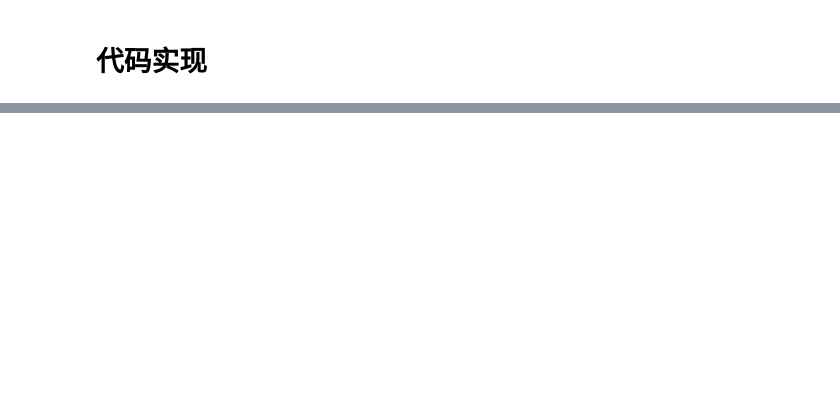
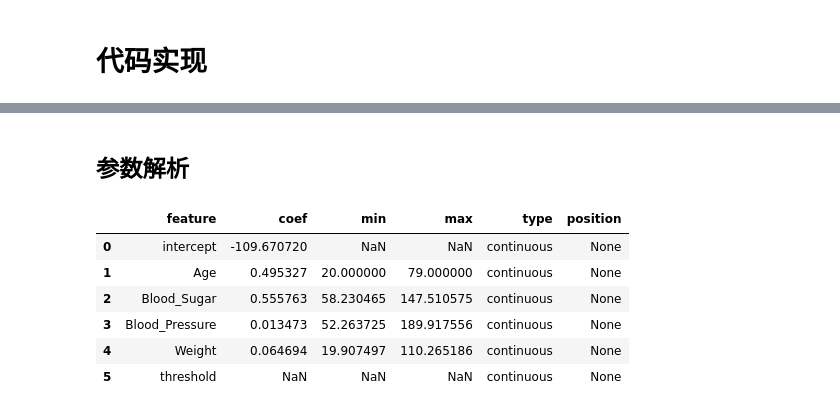
Before and after one commit to AFAN-LIFE/R-vs-Python-for-Medical, a Jupyter notebook: project-zh/逻辑回归-列线图/Python.ipynb, the cells around one changed output, grey strips where cells are left out. Saved outputs shown, nothing was run; the diff lists cells and outputs as text; code cells hidden in the pictures; blank space fills up the shorter version.

```diff
--- a/project-zh/逻辑回归-列线图/Python.ipynb
+++ b/project-zh/逻辑回归-列线图/Python.ipynb
@@ -58,0 +97,2 @@ plt.legend(loc="lower right")
+# %% [markdown]
+## 参数解析
@@ -58,0 +110,10 @@ plt.legend(loc="lower right")
+# %%
+param_df
+# %% [output]
+|  | feature | coef | min | max | type | position |
+| 0 | intercept | -109.670720 | NaN | NaN | continuous | None |
+| 1 | Age | 0.495327 | 20.000000 | 79.000000 | continuous | None |
+| 2 | Blood_Sugar | 0.555763 | 58.230465 | 147.510575 | continuous | None |
+| 3 | Blood_Pressure | 0.013473 | 52.263725 | 189.917556 | continuous | None |
+| 4 | Weight | 0.064694 | 19.907497 | 110.265186 | continuous | None |
+| 5 | threshold | NaN | NaN | NaN | continuous | None |
```
Also changed, not shown: parts of 22 cells of this notebook, 27 other files.
